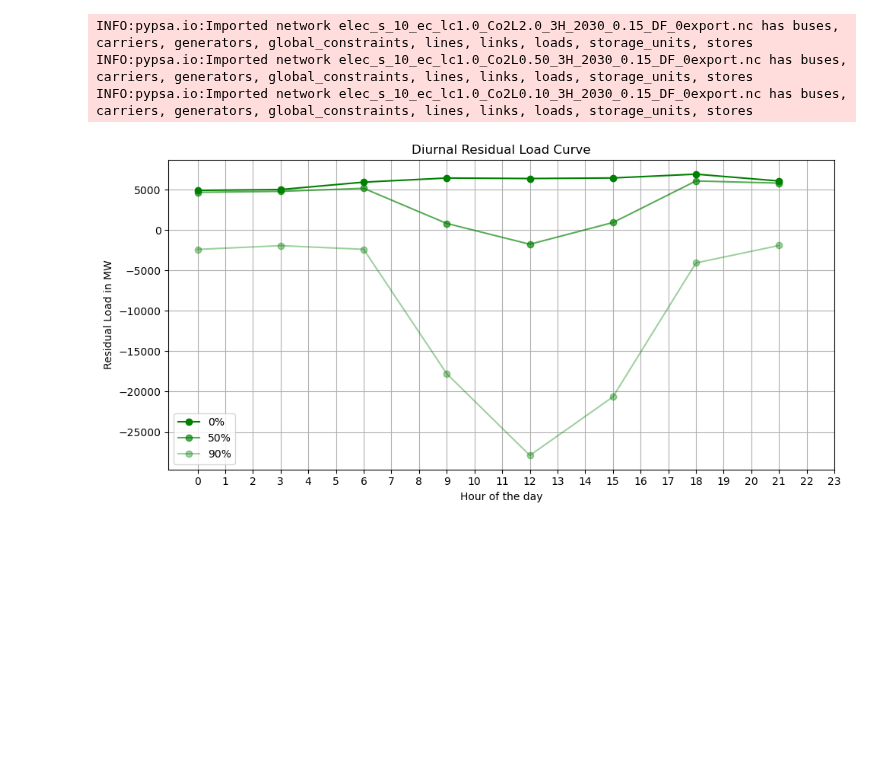
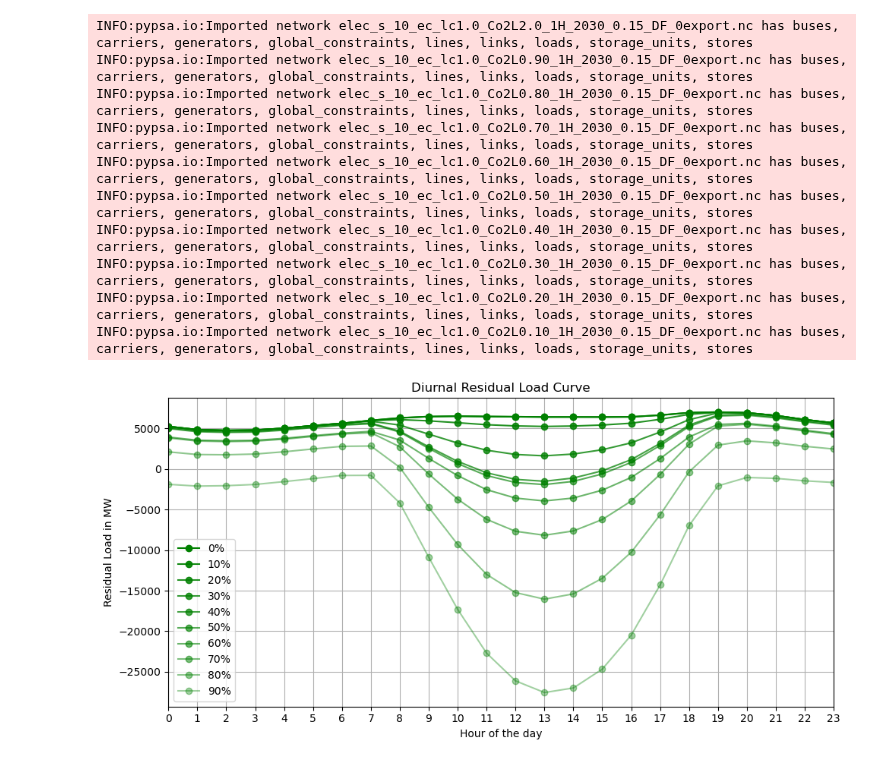
Before and after one commit to energyLS/aldehyde, a Jupyter notebook: workflow/notebooks/plot_rldc.ipynb, the cells around one changed output. Drawn from its saved outputs; the diff is of its cells as text; code cells hidden in the pictures; blank space fills up the shorter version.

```diff
--- a/workflow/notebooks/plot_rldc.ipynb
+++ b/workflow/notebooks/plot_rldc.ipynb
@@ -79,5 +75,3 @@ def calculate_rlc(n, resample, incl_curtailed, time_sorted):
         rlc = rlc.reset_index(drop=True)
 
     return rlc
-# %%
-rlc = calculate_rlc(n, resample="W", incl_curtailed=incl_curtailed)
@@ -151,0 +124,33 @@ rldc = calculate_rlc(n, resample=resampling, incl_curtailed=incl_curtailed, time
+# %%
+#resampling = "H"
+incl_curtailed = True
+
+#xlabel = {"H": "Hours", "D": "Days", "W": "Weeks"}
+mitigation = [2.0, 0.90, 0.80, 0.70, 0.60, 0.50, 0.40, 0.30, 0.20, 0.10] #[2.0, 0.50, 0.10]
+
+fig = plt.figure(figsize=(10, 5))
+
+# Get and plot the data
+for m in mitigation:
+
+    m = str(m) + "0" if m < 1 else str(m)
+    path = "elec_s_10_ec_lc1.0_Co2L" + str(m) + "_1H_2030_0.15_DF_0export.nc"
+    n = pypsa.Network(prefix + path)
+
+    rlc = calculate_rlc(n, resample="W", incl_curtailed=incl_curtailed, time_sorted=False)
+    plt.step(rlc.index, rlc, where='mid',  label=str(reverse_mitigation(eval(m))) + "%", color="green", alpha=1-reverse_mitigation(eval(m))*0.007)
+
+# Add a title
+plt.title("Annual (weekly-avg.) Residual Load Curve")
+
+# Add axis labels
+#plt.xlabel('Hour of the day')
+plt.ylabel("Residual Load in MW")
+#plt.xlim(0, 23)
+#plt.xticks(range(0, 24))
+plt.legend(loc="lower left")
+plt.grid()
+
+plt.tight_layout()
+plt.savefig(output + "rlc_annual" + "_inclCurt" + str(incl_curtailed) + ".pdf")
+plt.show()
@@ -152,49 +169,51 @@ rldc = calculate_rlc(n, resample=resampling, incl_curtailed=incl_curtailed, time
 # %%
-# Group the data by hour and calculate the mean for each hour across the year
-#average_day = rlc.groupby(rlc.index.hour).mean()
-
-
 #resampling = "H"
 incl_curtailed = True
 
 #xlabel = {"H": "Hours", "D": "Days", "W": "Weeks"}
-mitigation = [2.0, 0.50, 0.10] #[2.0, 0.90, 0.80, 0.70, 0.60, 0.50, 0.40, 0.30, 0.20, 0.10]
+mitigation = [2.0, 0.90, 0.80, 0.70, 0.60, 0.50, 0.40, 0.30, 0.20, 0.10] #[2.0, 0.50, 0.10]
 
 fig = plt.figure(figsize=(10, 5))
 
 # Get and plot the data
 for m in mitigation:
 
     m = str(m) + "0" if m < 1 else str(m)
-    path = "elec_s_10_ec_lc1.0_Co2L" + str(m) + "_3H_2030_0.15_DF_0export.nc"
+    path = "elec_s_10_ec_lc1.0_Co2L" + str(m) + "_1H_2030_0.15_DF_0export.nc"
     n = pypsa.Network(prefix + path)
 
     rlc = calculate_rlc(n, resample=False, incl_curtailed=incl_curtailed, time_sorted=False)
     average_day = rlc.groupby(rlc.index.hour).mean()
     #rlc.plot(label=str(reverse_mitigation(eval(m))) + "%", color="green", alpha=1-reverse_mitigation(eval(m))*0.007)
 
     plt.plot(average_day.index, average_day, marker='o', label=str(reverse_mitigation(eval(m))) + "%", color="green", alpha=1-reverse_mitigation(eval(m))*0.007)
-
 
 # Add a title
 plt.title("Diurnal Residual Load Curve")
 
 # Add axis labels
 plt.xlabel('Hour of the day')
 plt.ylabel("Residual Load in MW")
 plt.xlim(0, 23)
 plt.xticks(range(0, 24))
 plt.legend(loc="lower left")
 plt.grid()
 
 plt.tight_layout()
 plt.savefig(output + "rlc_diurnal" + "_inclCurt" + str(incl_curtailed) + ".pdf")
 plt.show()
 # %% [output]
-INFO:pypsa.io:Imported network elec_s_10_ec_lc1.0_Co2L2.0_3H_2030_0.15_DF_0export.nc has buses, carriers, generators, global_constraints, lines, links, loads, storage_units, stores
-INFO:pypsa.io:Imported network elec_s_10_ec_lc1.0_Co2L0.50_3H_2030_0.15_DF_0export.nc has buses, carriers, generators, global_constraints, lines, links, loads, storage_units, stores
-INFO:pypsa.io:Imported network elec_s_10_ec_lc1.0_Co2L0.10_3H_2030_0.15_DF_0export.nc has buses, carriers, generators, global_constraints, lines, links, loads, storage_units, stores
+INFO:pypsa.io:Imported network elec_s_10_ec_lc1.0_Co2L2.0_1H_2030_0.15_DF_0export.nc has buses, carriers, generators, global_constraints, lines, links, loads, storage_units, stores
+INFO:pypsa.io:Imported network elec_s_10_ec_lc1.0_Co2L0.90_1H_2030_0.15_DF_0export.nc has buses, carriers, generators, global_constraints, lines, links, loads, storage_units, stores
+INFO:pypsa.io:Imported network elec_s_10_ec_lc1.0_Co2L0.80_1H_2030_0.15_DF_0export.nc has buses, carriers, generators, global_constraints, lines, links, loads, storage_units, stores
+INFO:pypsa.io:Imported network elec_s_10_ec_lc1.0_Co2L0.70_1H_2030_0.15_DF_0export.nc has buses, carriers, generators, global_constraints, lines, links, loads, storage_units, stores
+INFO:pypsa.io:Imported network elec_s_10_ec_lc1.0_Co2L0.60_1H_2030_0.15_DF_0export.nc has buses, carriers, generators, global_constraints, lines, links, loads, storage_units, stores
+INFO:pypsa.io:Imported network elec_s_10_ec_lc1.0_Co2L0.50_1H_2030_0.15_DF_0export.nc has buses, carriers, generators, global_constraints, lines, links, loads, storage_units, stores
+INFO:pypsa.io:Imported network elec_s_10_ec_lc1.0_Co2L0.40_1H_2030_0.15_DF_0export.nc has buses, carriers, generators, global_constraints, lines, links, loads, storage_units, stores
+INFO:pypsa.io:Imported network elec_s_10_ec_lc1.0_Co2L0.30_1H_2030_0.15_DF_0export.nc has buses, carriers, generators, global_constraints, lines, links, loads, storage_units, stores
+INFO:pypsa.io:Imported network elec_s_10_ec_lc1.0_Co2L0.20_1H_2030_0.15_DF_0export.nc has buses, carriers, generators, global_constraints, lines, links, loads, storage_units, stores
+INFO:pypsa.io:Imported network elec_s_10_ec_lc1.0_Co2L0.10_1H_2030_0.15_DF_0export.nc has buses, carriers, generators, global_constraints, lines, links, loads, storage_units, stores
-[figure, old version]
+[figure, new version]
 # %%
 resampling = "H"
 incl_curtailed = True
```
Also changed, not shown: parts of 13 cells of this notebook.
